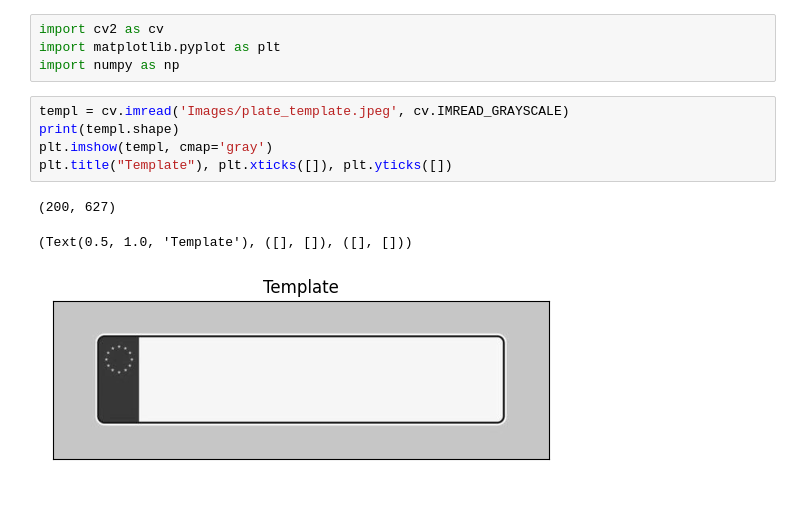
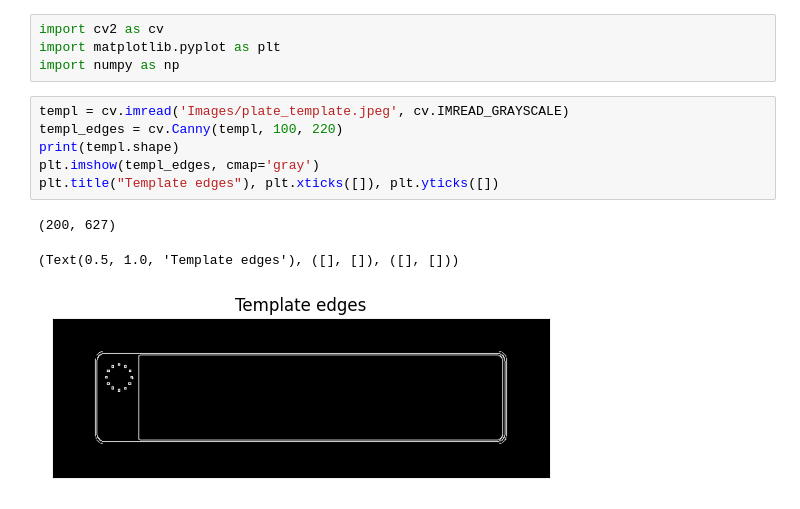
Before and after one commit to DavideLigari/computerVision, a Jupyter notebook: carplate_recognition.ipynb, the cells around one changed output. Drawn from its saved outputs; the diff is of its cells as text.

```diff
--- a/carplate_recognition.ipynb
+++ b/carplate_recognition.ipynb
@@ -10,10 +10,11 @@ import matplotlib.pyplot as plt
 import numpy as np
 # %%
 templ = cv.imread('Images/plate_template.jpeg', cv.IMREAD_GRAYSCALE)
+templ_edges = cv.Canny(templ, 100, 220)
 print(templ.shape)
-plt.imshow(templ, cmap='gray')
-plt.title("Template"), plt.xticks([]), plt.yticks([])
+plt.imshow(templ_edges, cmap='gray')
+plt.title("Template edges"), plt.xticks([]), plt.yticks([])
 # %% [output]
 (200, 627)
-(Text(0.5, 1.0, 'Template'), ([], []), ([], []))
+(Text(0.5, 1.0, 'Template edges'), ([], []), ([], []))
-[figure, old version]
+[figure, new version]
```
Also changed, not shown: parts of 7 cells of this notebook.
